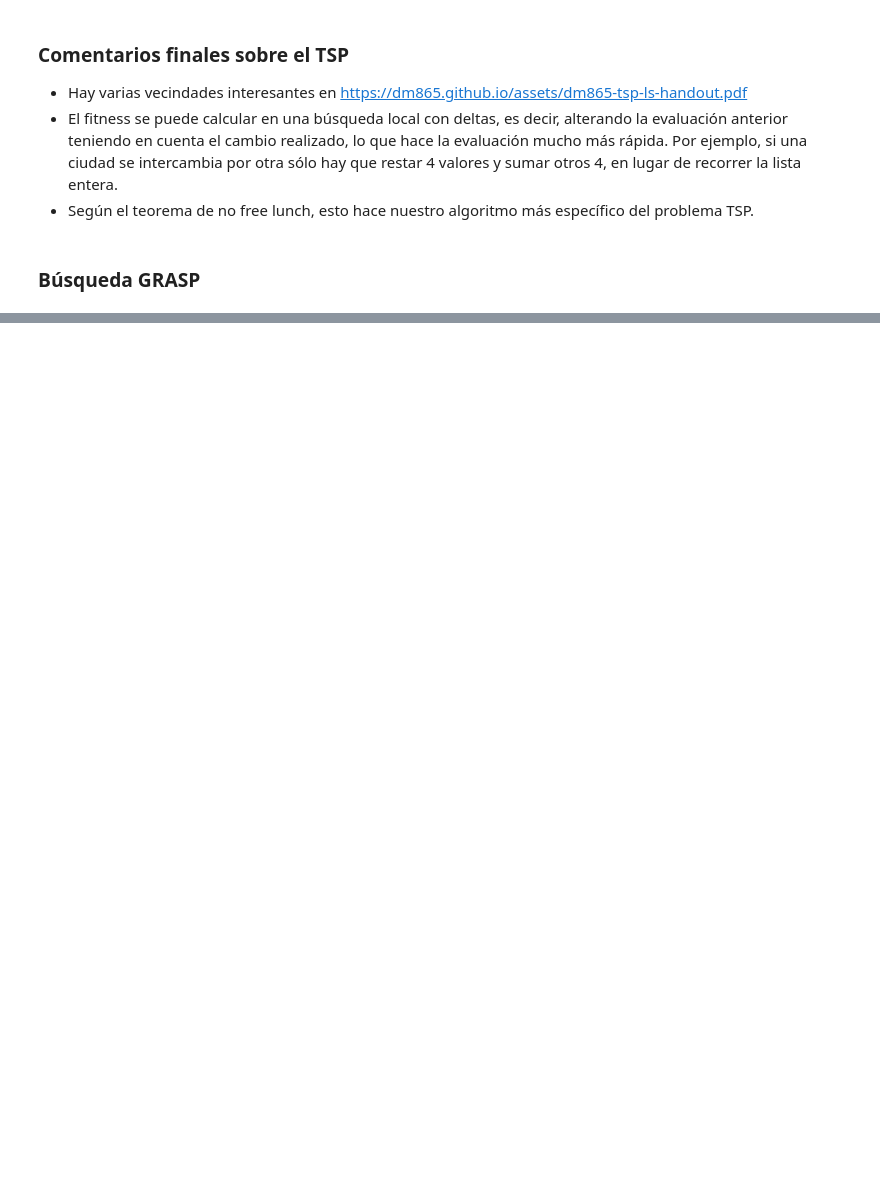
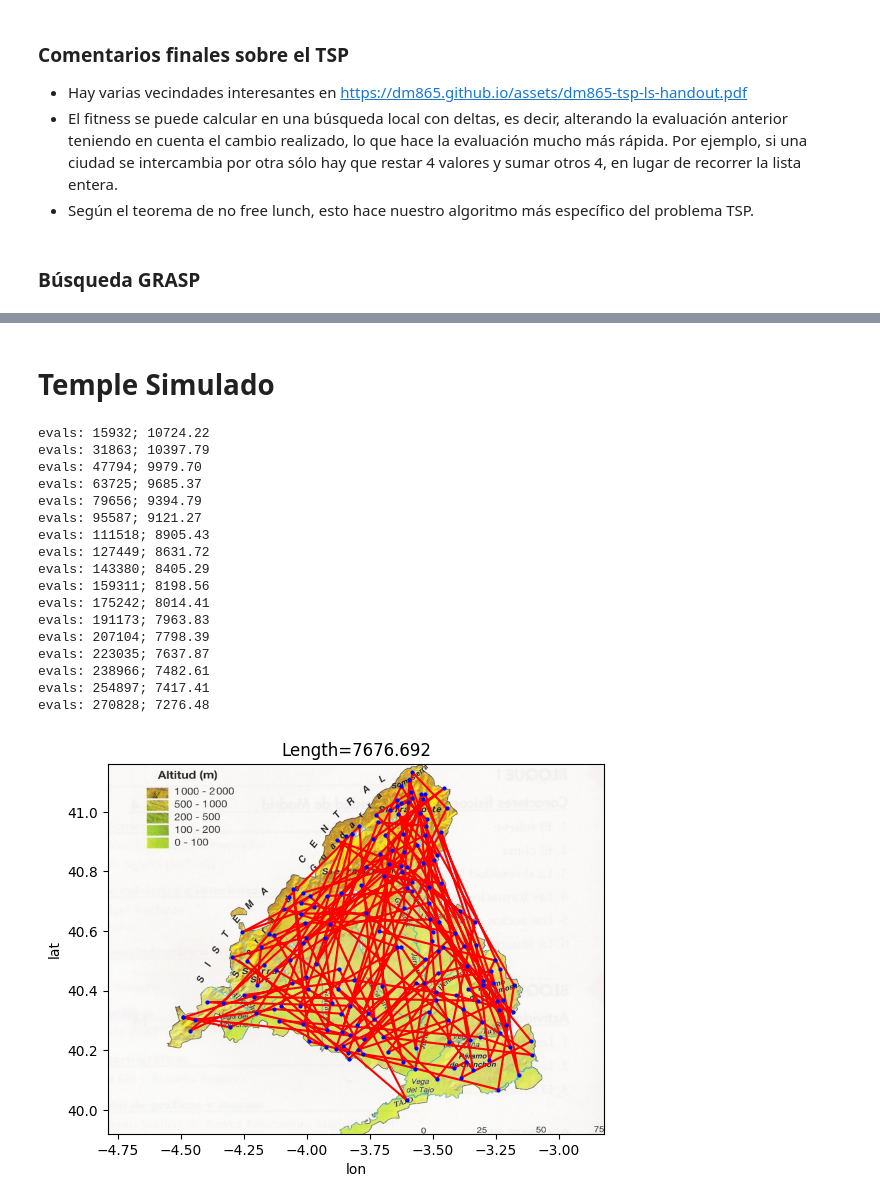
Before and after one commit to javierdejesusda/Buscador-de-trayectos, a Jupyter notebook: Metaheuri╠üsticas_alumno.ipynb, the cells around one changed output, grey strips where cells are left out. Saved outputs shown, nothing was run; the diff lists cells and outputs as text; code cells hidden in the pictures; blank space fills up the shorter version.

```diff
--- a/Metaheuri╠üsticas_alumno.ipynb
+++ b/Metaheuri╠üsticas_alumno.ipynb
@@ -559,0 +550,2 @@ Iteración 40/40: Construido = 3263.06, Mejorado (Local Search) = 1782.02
+# %% [markdown]
+# Temple Simulado
@@ -559,0 +616,23 @@ Iteración 40/40: Construido = 3263.06, Mejorado (Local Search) = 1782.02
+# %%
+random.shuffle(cities)
+sol_temple = temple_simulado(cities, globaldist, vecindad, operador='two_opt', best_improvement=True)
+draw(sol_temple)
+# %% [output]
+evals: 15932; 10724.22
+evals: 31863; 10397.79
+evals: 47794; 9979.70
+evals: 63725; 9685.37
+evals: 79656; 9394.79
+evals: 95587; 9121.27
+evals: 111518; 8905.43
+evals: 127449; 8631.72
+evals: 143380; 8405.29
+evals: 159311; 8198.56
+evals: 175242; 8014.41
+evals: 191173; 7963.83
+evals: 207104; 7798.39
+evals: 223035; 7637.87
+evals: 238966; 7482.61
+evals: 254897; 7417.41
+evals: 270828; 7276.48
+[figure, added]
```
Also changed, not shown: parts of 7 cells of this notebook.
